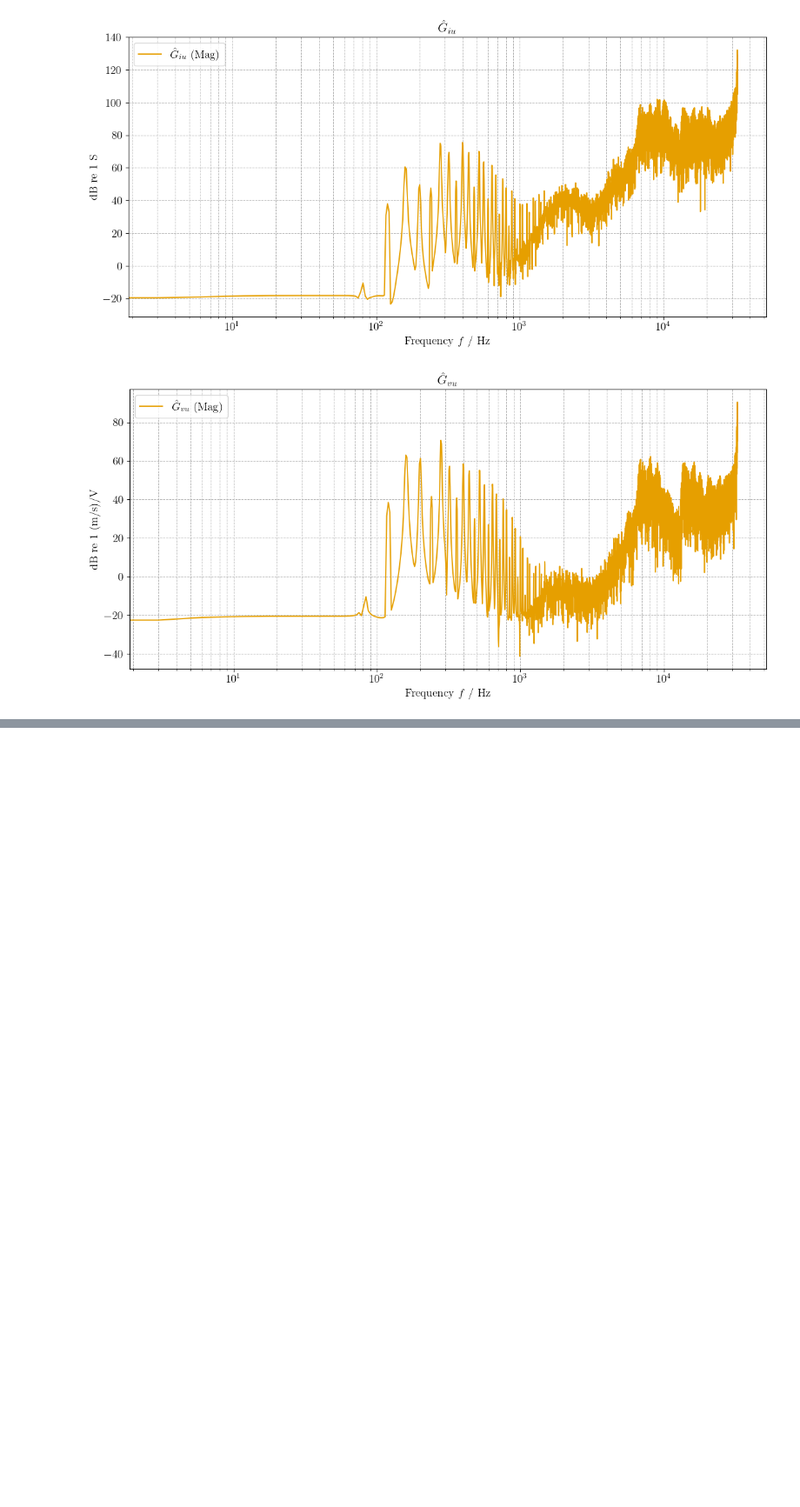
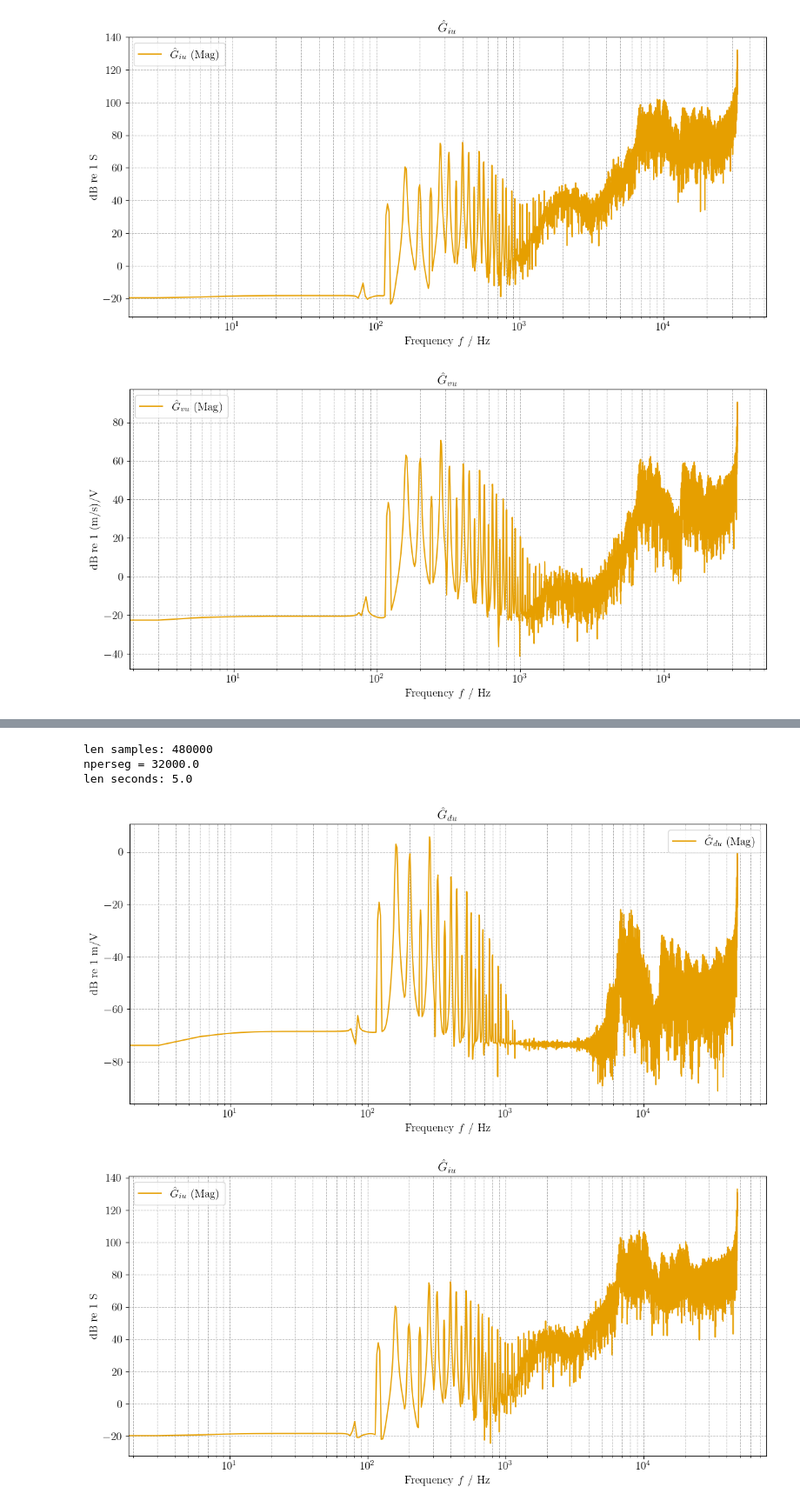
Before and after one commit to istlf/non-linear-transducers-project, a Jupyter notebook: Lab E - part 2 - plotting.ipynb, the cells around one changed output, grey strips where cells are left out. Shown at 87% size. Cells and saved outputs as stored; diff of their text form; code cells hidden in the pictures; blank space fills up the shorter version.

```diff
--- a/Lab E - part 2 - plotting.ipynb
+++ b/Lab E - part 2 - plotting.ipynb
@@ -46,3 +46,42 @@ freq res: 3.0000921149594695
 [figure]
 [figure]
 [figure]
+# %%
+import pandas as pd
+import matplotlib.pyplot as plt
+import numpy as np
+import engutil
+import util
+
+duration = 5.0
+fs = 96000
+#t_eval = np.linspace(0, duration, int(fs*duration))
+#u = util.generate_pink_noise(len(t_eval), fs, fmin=1)
+
+
+data = pd.read_csv("data/part2ddd_presentation/01_nonlinear_full_1sec_at_96000.0.csv")
+
+#nonlinear_full = pd.read_csv("data/part2_simulations/02_nonlinear_stiffness_only.csv")
+
+t = nonlinear_full["time"].to_numpy()
+u = nonlinear_full["u"].to_numpy()
+i = nonlinear_full["i"].to_numpy()
+d = nonlinear_full["disp"].to_numpy()
+v = nonlinear_full["vel"].to_numpy()
+X = np.array([i,d,v])
+
+util.plot_spectrum_in_spl(v, fs, radius=4e-2)
+val_thd, _ = util.thd_spl(v, fs, radius=4e-2)
+
+
+
+G_iu, G_du, G_vu, f = util.welchie(u, X, fs)
+G_iu_mag_db, _, _ = engutil.tf_to_magphase(G_iu)
+G_du_mag_db, _, _ = engutil.tf_to_magphase(G_du)
+G_vu_mag_db, _, _ = engutil.tf_to_magphase(G_vu)
+
+
+engutil.plot_bode(f, [(G_du_mag_db, None)], legends=["$\\hat{G}_{du}$"], title="$\\hat{G}_{du}$", ylabel_left="dB re 1 m/V")
+engutil.plot_bode(f, [(G_iu_mag_db, None)], legends=["$\\hat{G}_{iu}$"], title="$\\hat{G}_{iu}$", ylabel_left="dB re 1 S")
+engutil.plot_bode(f, [(G_vu_mag_db, None)], legends=["$\\hat{G}_{vu}$"], title="$\\hat{G}_{vu}$", ylabel_left="dB re 1 (m/s)/V")
+# %% [output]
@@ -48,0 +89,5 @@ freq res: 3.0000921149594695
+len samples: 480000
+nperseg = 32000.0
+len seconds: 5.0
+[figure, added]
+[figure, added]
```
Also changed, not shown: parts of 1 cell of this notebook, 4 other files.
